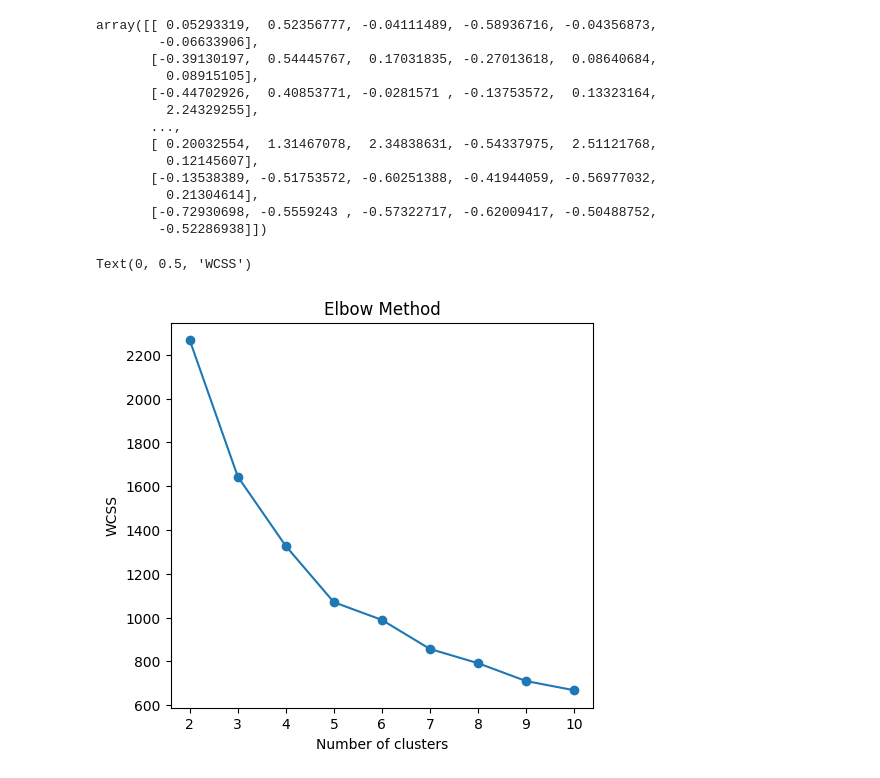
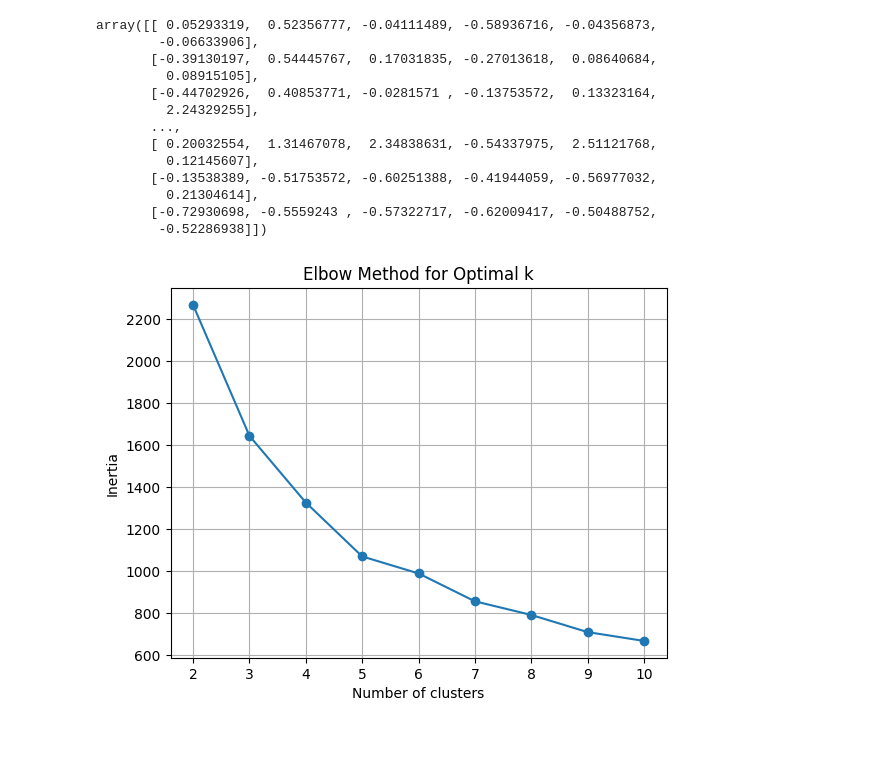
Before and after one commit to VineethaAdarsh/Assignment, a Jupyter notebook: CaseStudyByVin.ipynb, the cells around one changed output. Saved outputs shown, nothing was run; the diff lists cells and outputs as text; code cells hidden in the pictures; blank space fills up the shorter version.

```diff
--- a/CaseStudyByVin.ipynb
+++ b/CaseStudyByVin.ipynb
@@ -127,19 +128,26 @@ array([[ 0.05293319,  0.52356777, -0.04111489, -0.58936716, -0.04356873,
        [-0.72930698, -0.5559243 , -0.57322717, -0.62009417, -0.50488752,
         -0.52286938]])
 # %%
+#K-Means Clustering
 from sklearn.cluster import KMeans
-wcss = []
+import matplotlib.pyplot as plt
+
+
+inertia = []
 for k in range(2, 11):
     kmeans = KMeans(n_clusters=k, random_state=42)
-    labels = kmeans.fit_predict(X_scaled)
-    wcss.append(kmeans.inertia_)
+    kmeans.fit(X_scaled)
+    inertia.append(kmeans.inertia_)
 
-plt.figure(figsize=(12,5))
-plt.subplot(1,2,1)
-plt.plot(range(2, 11), wcss, marker='o')
-plt.title('Elbow Method')
+plt.plot(range(2, 11), inertia, marker='o')
+plt.title('Elbow Method for Optimal k')
 plt.xlabel('Number of clusters')
-plt.ylabel('WCSS')
+plt.ylabel('Inertia')
+plt.grid(True)
+plt.show()
+
+kmeans = KMeans(n_clusters=3, random_state=42)
+kmeans_labels = kmeans.fit_predict(X_scaled)
+df['KMeans_Cluster'] = kmeans_labels
 # %% [output]
-Text(0, 0.5, 'WCSS')
-[figure, old version]
+[figure, new version]
```
Also changed, not shown: parts of 8 cells of this notebook.
